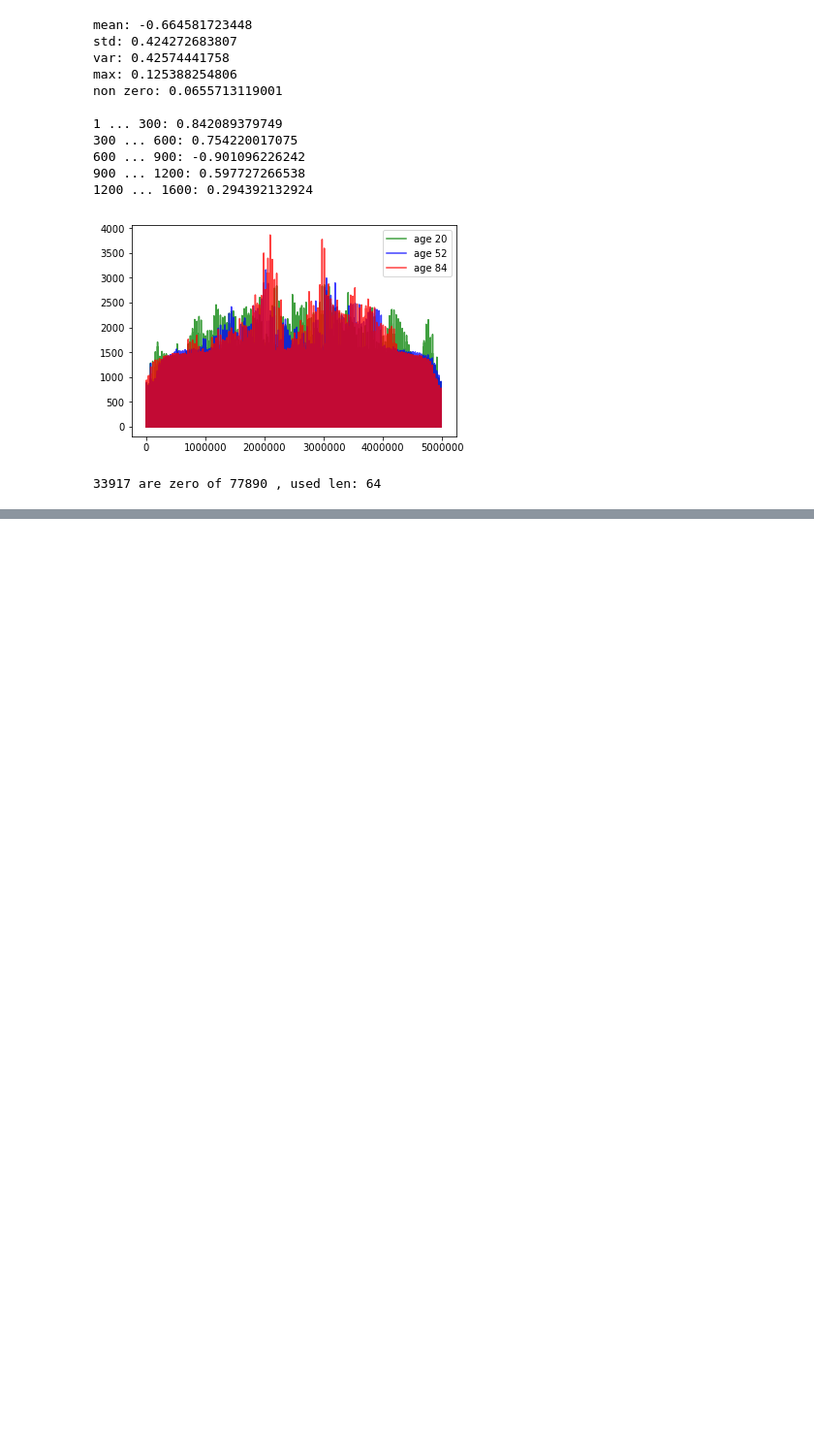
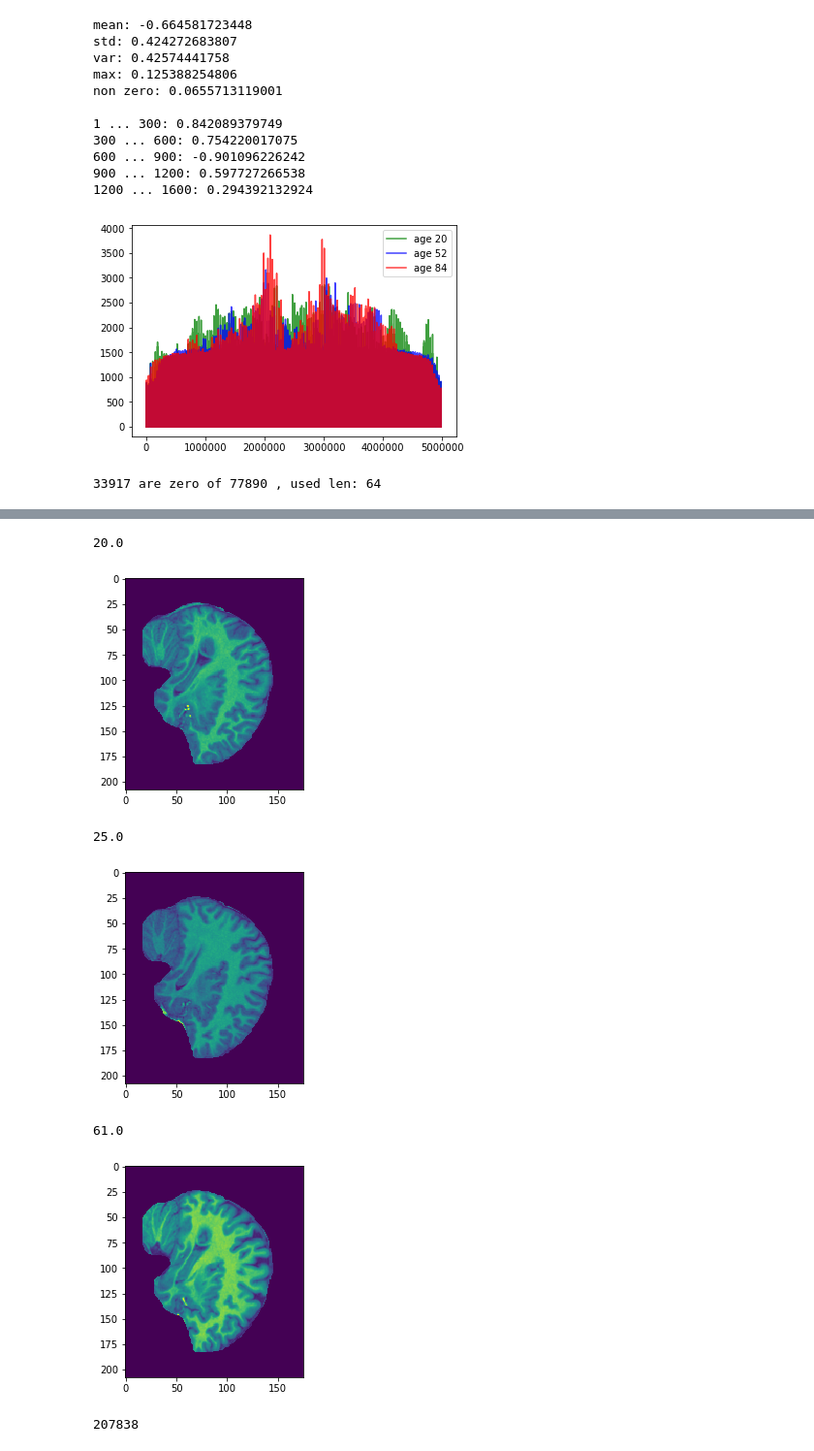
Before and after one commit to fdelia/ETH-machine-learning-course, a Jupyter notebook: Exploratory data analysis.ipynb, the cells around one changed output, grey strips where cells are left out. Shown at 97% size. Drawn from its saved outputs; the diff is of its cells as text; code cells hidden in the pictures; blank space fills up the shorter version.

```diff
--- a/Exploratory data analysis.ipynb
+++ b/Exploratory data analysis.ipynb
@@ -123,20 +100,3 @@ np.savetxt('data/zero_std_ind_'+str(l)+'.csv', zero_std_ind, delimiter=',')
 print(len(zero_std_ind), 'are zero of', len(col_std), ', used len:', l)
 # %% [output]
 33917 are zero of 77890 , used len: 64
-# %%
-#plt.hist(y, 50, normed=1, facecolor='green', alpha=0.75, label='age 20')
-#plt.show()
-#y
-#len(X_train[0][672000 : -786000])/30
-#len(np.genfromtxt('data/zero_std_ind.csv', delimiter=','))
-#print(len(np.array(means).T[0]), len(y))
-print('num of cols', len(np.array(means).T))
-cols_zero = []
-for i in range(0, len(np.array(means).T)):
-    if np.array(means).T[i].sum() == 0:
-        cols_zero.append(i)
-        continue
-
-    c = np.corrcoef(np.array(means).T[i], y)[0][1]
-    print(i, c)
-#np.array(means).T[100]
@@ -227,0 +161,49 @@ print()
+# %%
+# Are the pictures normalized?
+# The brain scans seem to start and stop at the exact same location for every scan
+
+from sklearn.preprocessing import StandardScaler, Normalizer
+sc = StandardScaler()
+no = Normalizer()
+for i, row in enumerate((X_train[:3])):
+    images = np.split(row, 176)
+    image = images[55] # maybe only the images 50:130 are interesting enough
+    print(y[i])
+    #print(np.mean(image))
+
+
+    side_images = np.split(image, 208)
+    #print(np.sum(side_images[-23:]))
+    plt.imshow(side_images)
+    plt.show()
+# %% [output]
+20.0
+[figure, added]
+25.0
+[figure, added]
+61.0
+[figure, added]
+# %%
+# Try to extract more features
+
+from sklearn.preprocessing import StandardScaler, Normalizer
+sc = StandardScaler()
+no = Normalizer()
+
+bin_length = 62
+num_bins = int(len(X_train[0]) / bin_length)
+X_new = []
+for i, row in enumerate((X_train[:3])):
+    images = np.split(row, 176)[50:130]
+    #np.array(images).flatten()
+    row2 = row[0 : num_bins*bin_length] # crop last elements, they are probably 0 anyway
+    splits = np.split(row2, num_bins)
+    features = np.mean(splits, axis=1)
+
+    splits = np.split(row2, bin_length)
+    features2 = np.mean(splits, axis=0)
+    X_new.append(np.concatenate((features, features2)))
+
+print(len(X_new[0]))
+# %% [output]
+207838
```
Also changed, not shown: parts of 6 cells of this notebook, 2 other files.
